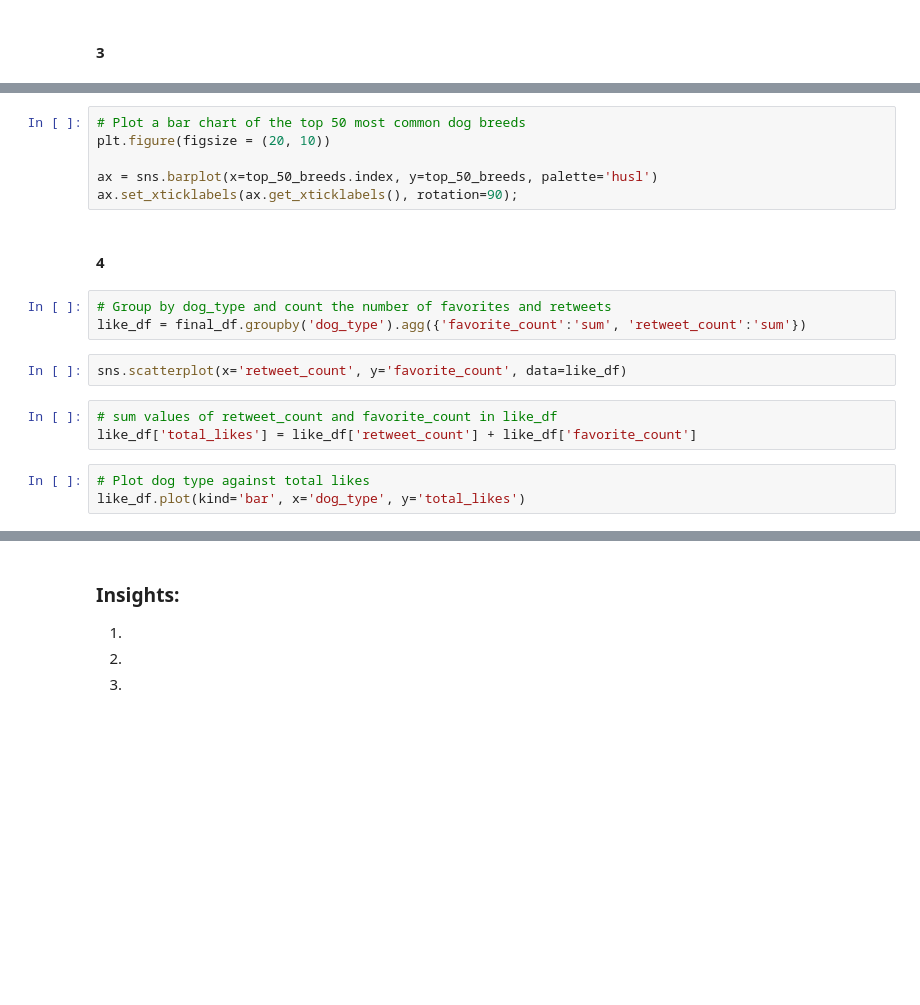
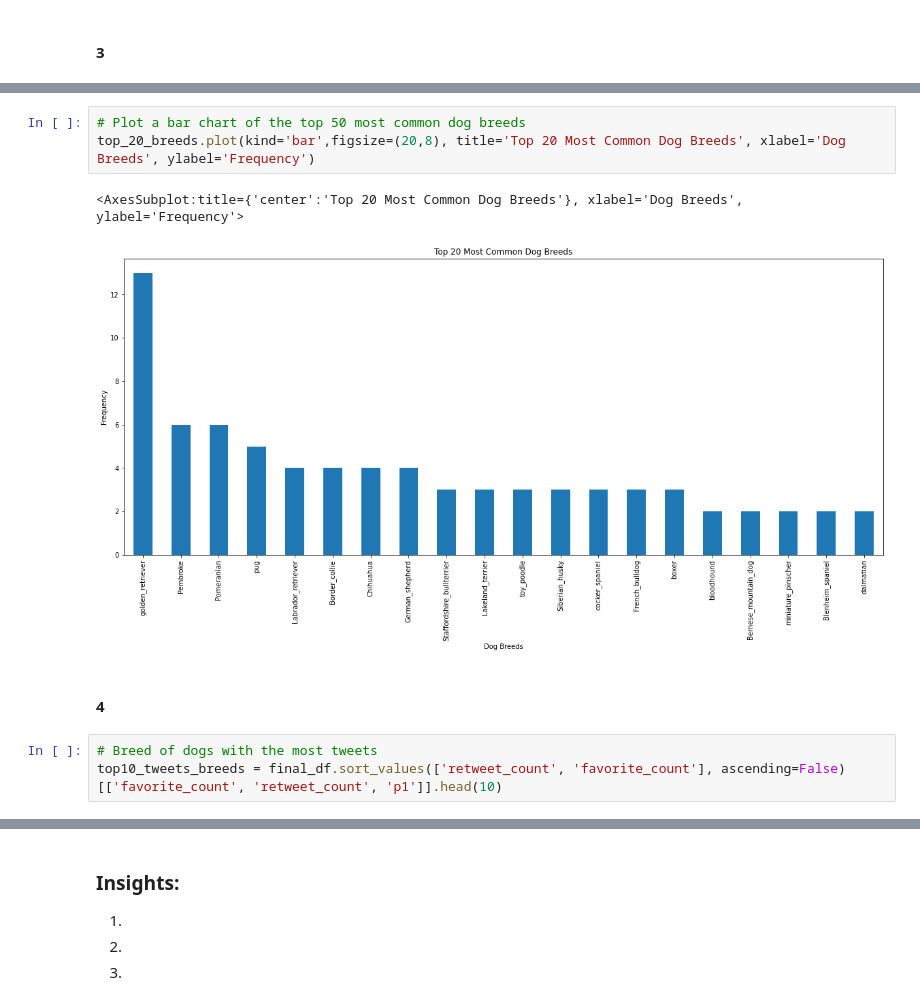
Before and after one commit to okabamac/data_wrangling_p2, a Jupyter notebook: wrangle_act.ipynb, the cells around one changed output, grey strips where cells are left out. Saved outputs shown, nothing was run; the diff lists cells and outputs as text; blank space fills up the shorter version.

```diff
--- a/wrangle_act.ipynb
+++ b/wrangle_act.ipynb
@@ -883,19 +1098,11 @@ top_50_breeds = final_df['p1'].value_counts().head(50)
 # %%
 # Plot a bar chart of the top 50 most common dog breeds
-plt.figure(figsize = (20, 10))
-
-ax = sns.barplot(x=top_50_breeds.index, y=top_50_breeds, palette='husl')
-ax.set_xticklabels(ax.get_xticklabels(), rotation=90);
+top_20_breeds.plot(kind='bar',figsize=(20,8), title='Top 20 Most Common Dog Breeds', xlabel='Dog Breeds', ylabel='Frequency')
+# %% [output]
+<AxesSubplot:title={'center':'Top 20 Most Common Dog Breeds'}, xlabel='Dog Breeds', ylabel='Frequency'>
+[figure, added]
 # %% [markdown]
 #### 4
-# %%
-# Group by dog_type and count the number of favorites and retweets
-like_df = final_df.groupby('dog_type').agg({'favorite_count':'sum', 'retweet_count':'sum'})
-# %%
-sns.scatterplot(x='retweet_count', y='favorite_count', data=like_df)
-# %%
-# sum values of retweet_count and favorite_count in like_df
-like_df['total_likes'] = like_df['retweet_count'] + like_df['favorite_count']
-# %%
-# Plot dog type against total likes
-like_df.plot(kind='bar', x='dog_type', y='total_likes')
+# %%
+# Breed of dogs with the most tweets
+top10_tweets_breeds = final_df.sort_values(['retweet_count', 'favorite_count'], ascending=False)[['favorite_count', 'retweet_count', 'p1']].head(10)
```
Also changed, not shown: parts of 58 cells of this notebook, 2 other files.
